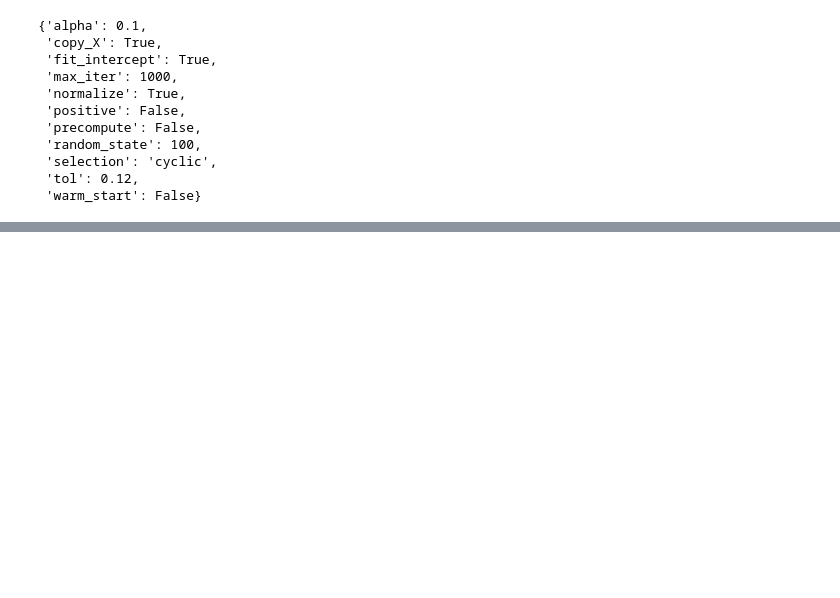
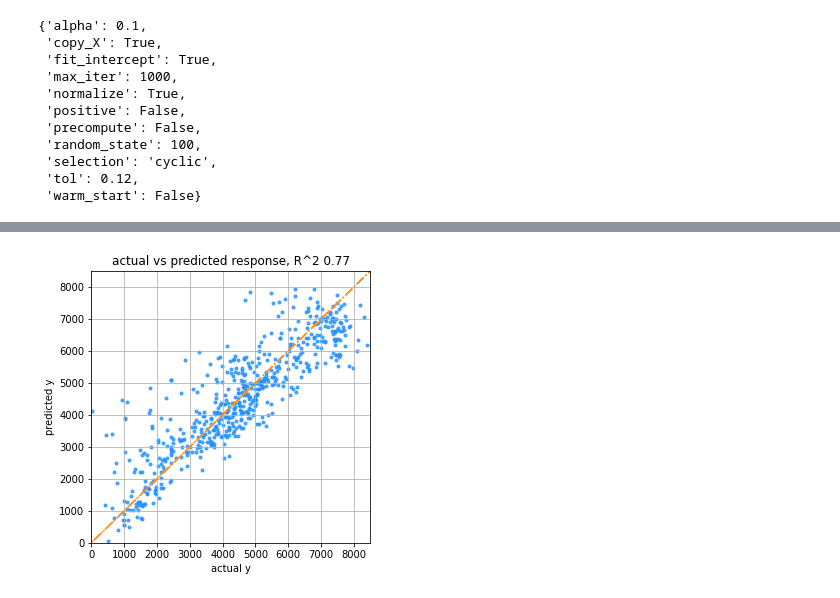
Before and after one commit to yuchen0908/explainable_ml, a Jupyter notebook: s4.1_bike_rental.ipynb, the cells around one changed output, grey strips where cells are left out. Cells and saved outputs as stored; diff of their text form; code cells hidden in the pictures; blank space fills up the shorter version.

```diff
--- a/s4.1_bike_rental.ipynb
+++ b/s4.1_bike_rental.ipynb
@@ -297,3 +314,20 @@ plot_learning_curve("Lasso",lasso_reg, X_train, y_train, cv=cv, scoring=make_sco
+# %%
+# plotting predicted and actual response
+# reference: https://matplotlib.org/3.5.0/api/_as_gen/matplotlib.pyplot.scatter.html
+# reference of markers: https://matplotlib.org/3.5.0/api/_as_gen/matplotlib.markers.MarkerStyle.html#matplotlib.markers.MarkerStyle
+from sklearn.metrics import r2_score
+f,ax = plt.subplots(figsize=(5,5))
+ax.scatter(y_train, lasso_reg.predict(X_train).reshape(-1,1), color="#2492ff", alpha=0.8, marker=".")
+ax.plot(y_train,y_train, color="#ff9124", alpha=1, linestyle='-.')
+ax.set_xlim(xmin=0, xmax=8500)
+ax.set_ylim(ymin=0, ymax=8500)
+ax.set_xlabel("actual y")
+ax.set_ylabel("predicted y")
+ax.set_title(f"actual vs predicted response, R^2 {np.round(r2_score(y_train, lasso_reg.predict(X_train).reshape(-1,1)),2)}")
+ax.grid(True)
+plt.show()
+# %% [output]
+[figure, added]
 # %%
 # export model
 import pickle
```
Also changed, not shown: parts of 4 cells of this notebook, 1 other file.
